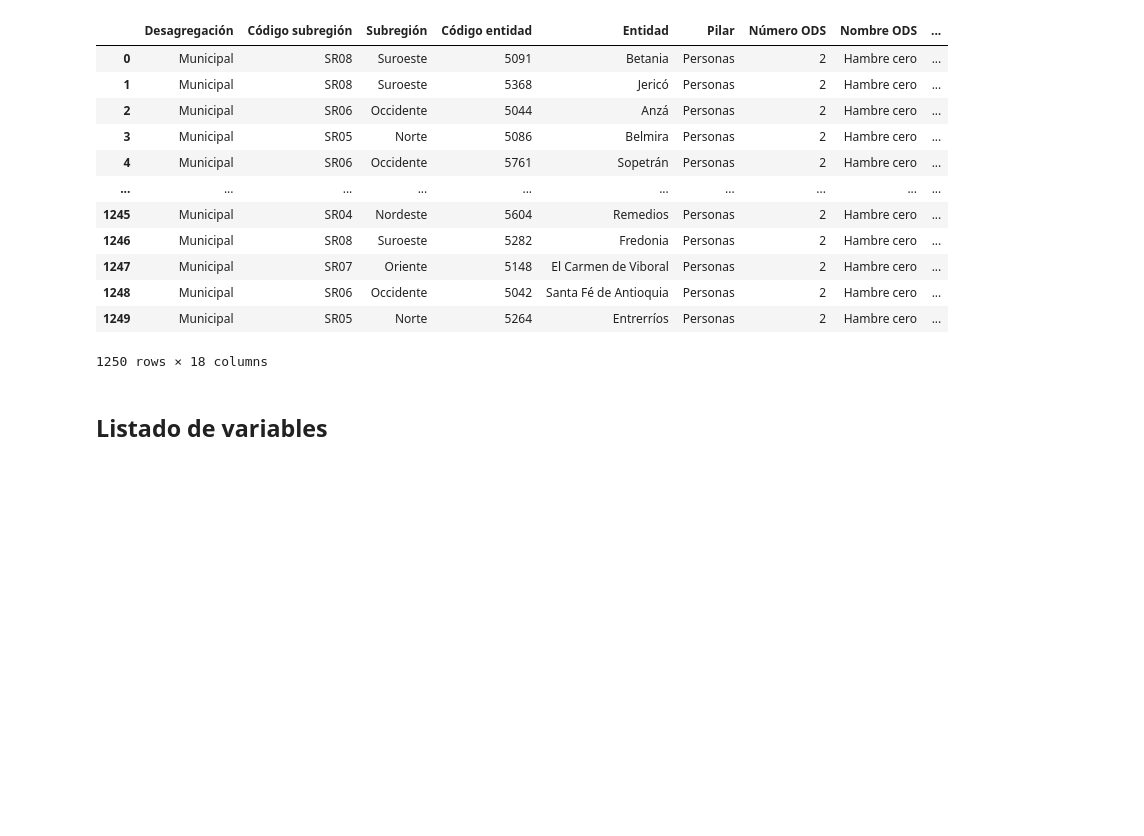
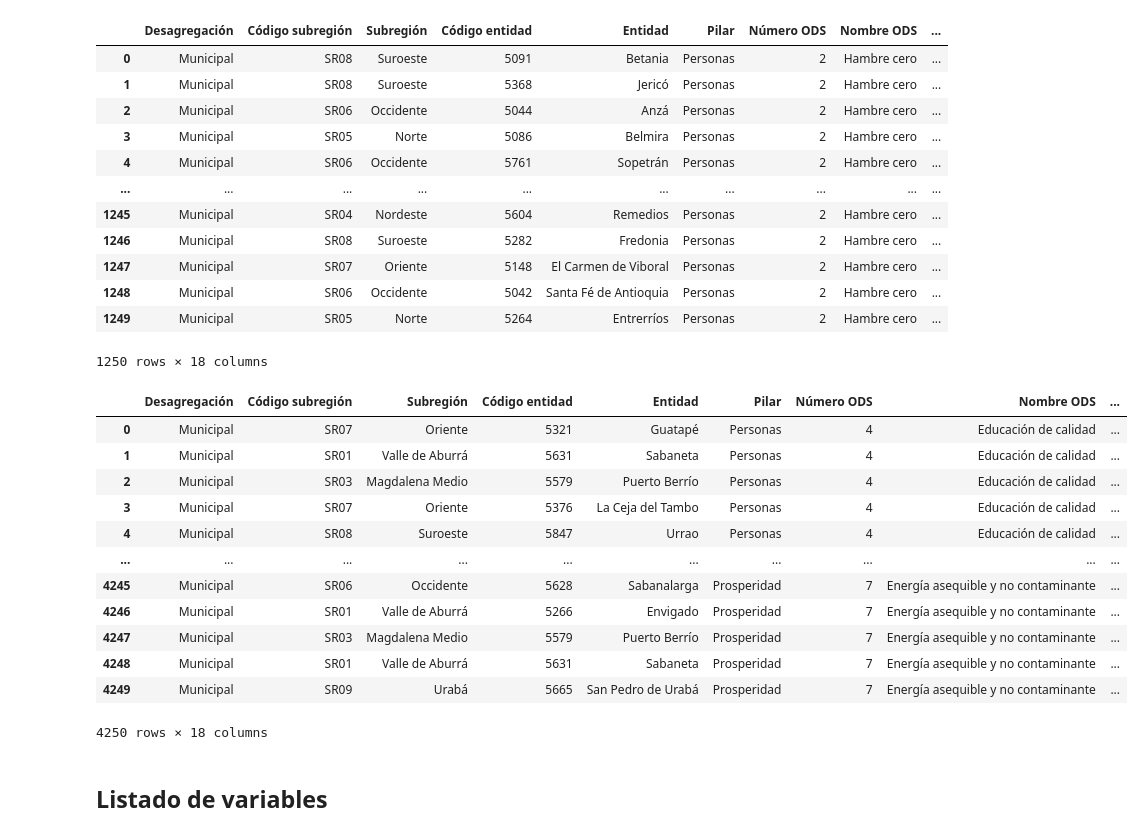
Before and after one commit to AlejandroGutie/SeminarioME03G04, a Jupyter notebook: Desnutrición_e_inseguridad_alimentaria.ipynb, the cells around one changed output. Saved outputs shown, nothing was run; the diff lists cells and outputs as text; code cells hidden in the pictures; blank space fills up the shorter version.

```diff
--- a/Desnutrición_e_inseguridad_alimentaria.ipynb
+++ b/Desnutrición_e_inseguridad_alimentaria.ipynb
@@ -52,6 +52,26 @@ Indicators
 | 1248 | Municipal | SR06 | Occidente | 5042 | Santa Fé de Antioquia | Personas | 2 | Hambre cero | ... |
 | 1249 | Municipal | SR05 | Norte | 5264 | Entrerríos | Personas | 2 | Hambre cero | ... |
 1250 rows × 18 columns
+# %%
+# Se importan los datos directamente desde el repositorio de Github
+Indicators2 = pd.read_csv('https://raw.githubusercontent.com/AlejandroGutie/SeminarioME03G04/main_1/Indicadores%20adicionales.csv')
+
+# Visualización del conjunto de datos
+Indicators2
+# %% [output]
+|  | Desagregación | Código subregión | Subregión | Código entidad | Entidad | Pilar | Número ODS | Nombre ODS | ... |
+| 0 | Municipal | SR07 | Oriente | 5321 | Guatapé | Personas | 4 | Educación de calidad | ... |
+| 1 | Municipal | SR01 | Valle de Aburrá | 5631 | Sabaneta | Personas | 4 | Educación de calidad | ... |
+| 2 | Municipal | SR03 | Magdalena Medio | 5579 | Puerto Berrío | Personas | 4 | Educación de calidad | ... |
+| 3 | Municipal | SR07 | Oriente | 5376 | La Ceja del Tambo | Personas | 4 | Educación de calidad | ... |
+| 4 | Municipal | SR08 | Suroeste | 5847 | Urrao | Personas | 4 | Educación de calidad | ... |
+| ... | ... | ... | ... | ... | ... | ... | ... | ... | ... |
+| 4245 | Municipal | SR06 | Occidente | 5628 | Sabanalarga | Prosperidad | 7 | Energía asequible y no contaminante | ... |
+| 4246 | Municipal | SR01 | Valle de Aburrá | 5266 | Envigado | Prosperidad | 7 | Energía asequible y no contaminante | ... |
+| 4247 | Municipal | SR03 | Magdalena Medio | 5579 | Puerto Berrío | Prosperidad | 7 | Energía asequible y no contaminante | ... |
+| 4248 | Municipal | SR01 | Valle de Aburrá | 5631 | Sabaneta | Prosperidad | 7 | Energía asequible y no contaminante | ... |
+| 4249 | Municipal | SR09 | Urabá | 5665 | San Pedro de Urabá | Prosperidad | 7 | Energía asequible y no contaminante | ... |
+4250 rows × 18 columns
 # %% [markdown]
 ## Listado de variables
 # %%
```
Also changed, not shown: parts of 6 cells of this notebook.
